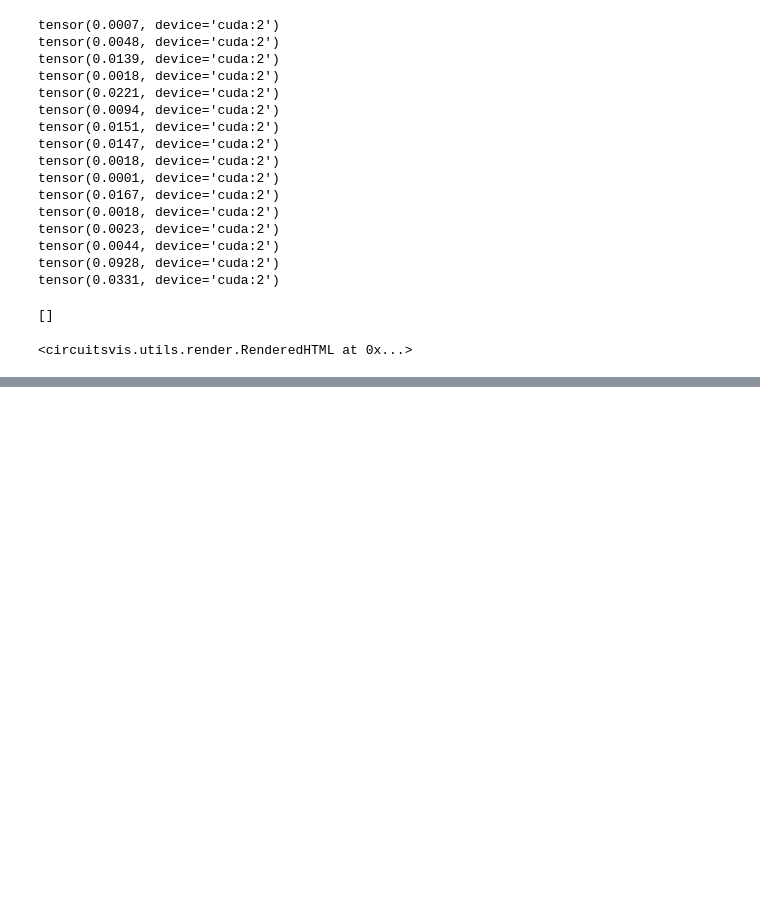
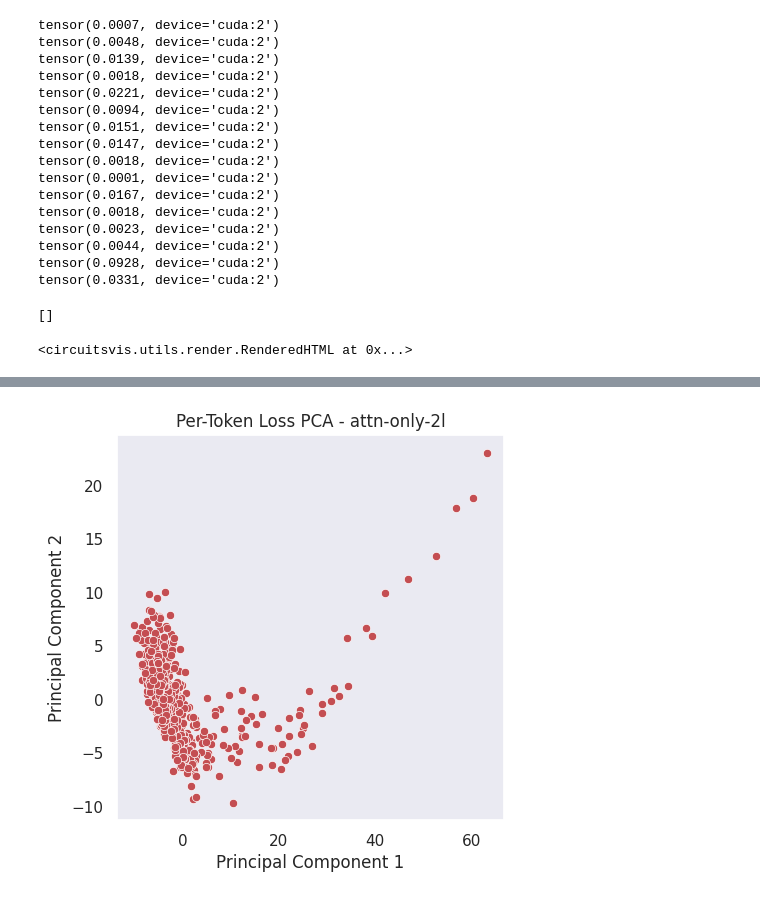
Before and after one commit to sudiptog81/llm-training-dynamics, a Jupyter notebook: TrainingDynamics-attn-only-2l.ipynb, the cells around one changed output, grey strips where cells are left out. Cells and saved outputs as stored; diff of their text form; code cells hidden in the pictures; blank space fills up the shorter version.

```diff
--- a/TrainingDynamics-attn-only-2l.ipynb
+++ b/TrainingDynamics-attn-only-2l.ipynb
@@ -532,3 +532,18 @@ cv.logits.token_log_probs(
 <circuitsvis.utils.render.RenderedHTML at 0x...>
 # %%
 !zip -r trainingdynamics.zip . -x "*.pth"
+# %%
+from sklearn.preprocessing import StandardScaler
+x = np.array([tensor.cpu().view(-1) for tensor in per_token_losses])
+x = StandardScaler().fit_transform(x)
+# %%
+from sklearn.decomposition import PCA
+
+pca = PCA(n_components=2)
+
+principalComponents = pca.fit_transform(x)
+# %%
+import pandas as pd
+principalDf = pd.DataFrame(data = principalComponents
+             , columns = ['principal component 1', 'principal component 2'])
+principalDf.head()
@@ -534,0 +557,16 @@ cv.logits.token_log_probs(
+# %%
+fig = plt.figure(figsize = (5,5))
+ax = fig.add_subplot(1,1,1)
+ax.set_xlabel('Principal Component 1')
+ax.set_ylabel('Principal Component 2')
+sns.scatterplot(
+    x='principal component 1',
+    y='principal component 2',
+    data=principalDf,
+    color='r',
+)
+ax.set_title('Per-Token Loss PCA - ' + MODEL)
+# ax.legend(targets)
+ax.grid()
+# %% [output]
+[figure, added]
```
Also changed, not shown: parts of 1 cell of this notebook, 20 other files.
